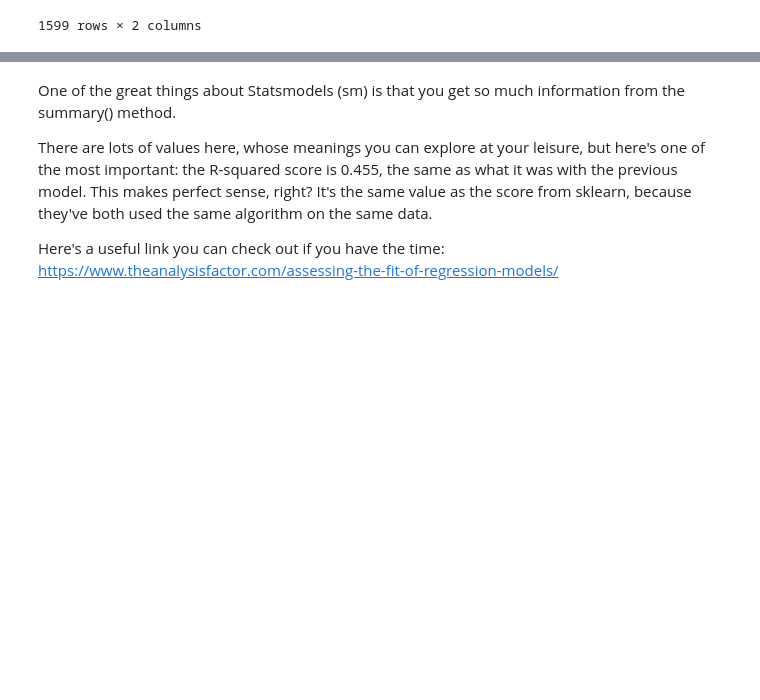
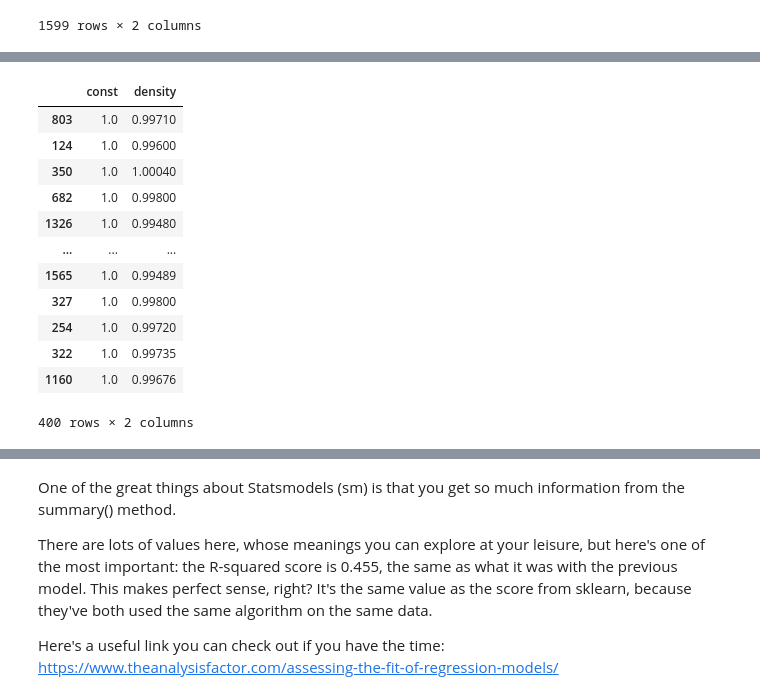
Before and after one commit to pauljacob/mini_projects, a Jupyter notebook: 1604024426_Springboard_Linear_Regression_Case_Study_10292020/Springboard Regression Case Study - the Red Wine Dataset - Tier 3.ipynb, the cells around one changed output, grey strips where cells are left out. Cells and saved outputs as stored; diff of their text form; code cells hidden in the pictures; blank space fills up the shorter version.

```diff
--- a/1604024426_Springboard_Linear_Regression_Case_Study_10292020/Springboard Regression Case Study - the Red Wine Dataset - Tier 3.ipynb
+++ b/1604024426_Springboard_Linear_Regression_Case_Study_10292020/Springboard Regression Case Study - the Red Wine Dataset - Tier 3.ipynb
@@ -410,0 +424,16 @@ X_train2, X_test2, y_train2, y_test2 = train_test_split(X, y, test_size=.25)
+# %%
+X_test2
+# %% [output]
+|  | const | density |
+| 803 | 1.0 | 0.99710 |
+| 124 | 1.0 | 0.99600 |
+| 350 | 1.0 | 1.00040 |
+| 682 | 1.0 | 0.99800 |
+| 1326 | 1.0 | 0.99480 |
+| ... | ... | ... |
+| 1565 | 1.0 | 0.99489 |
+| 327 | 1.0 | 0.99800 |
+| 254 | 1.0 | 0.99720 |
+| 322 | 1.0 | 0.99735 |
+| 1160 | 1.0 | 0.99676 |
+400 rows × 2 columns
```
Also changed, not shown: parts of 24 cells of this notebook, 1 other file.
